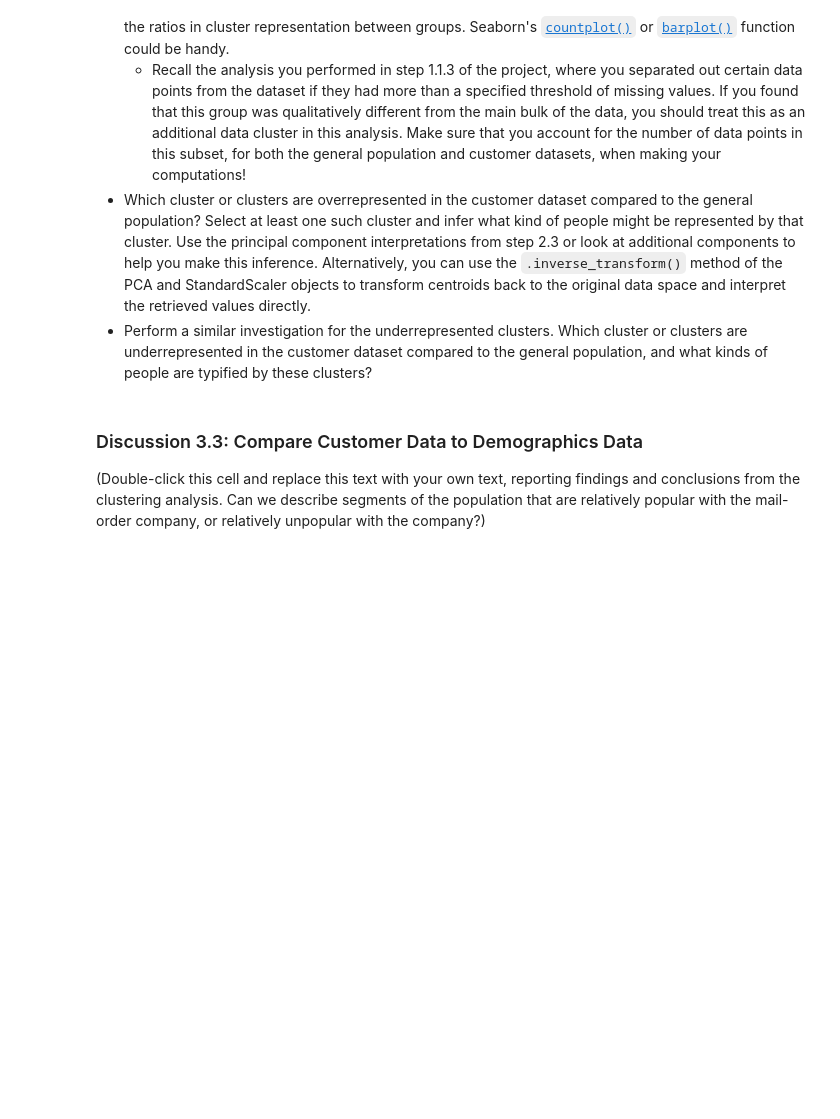
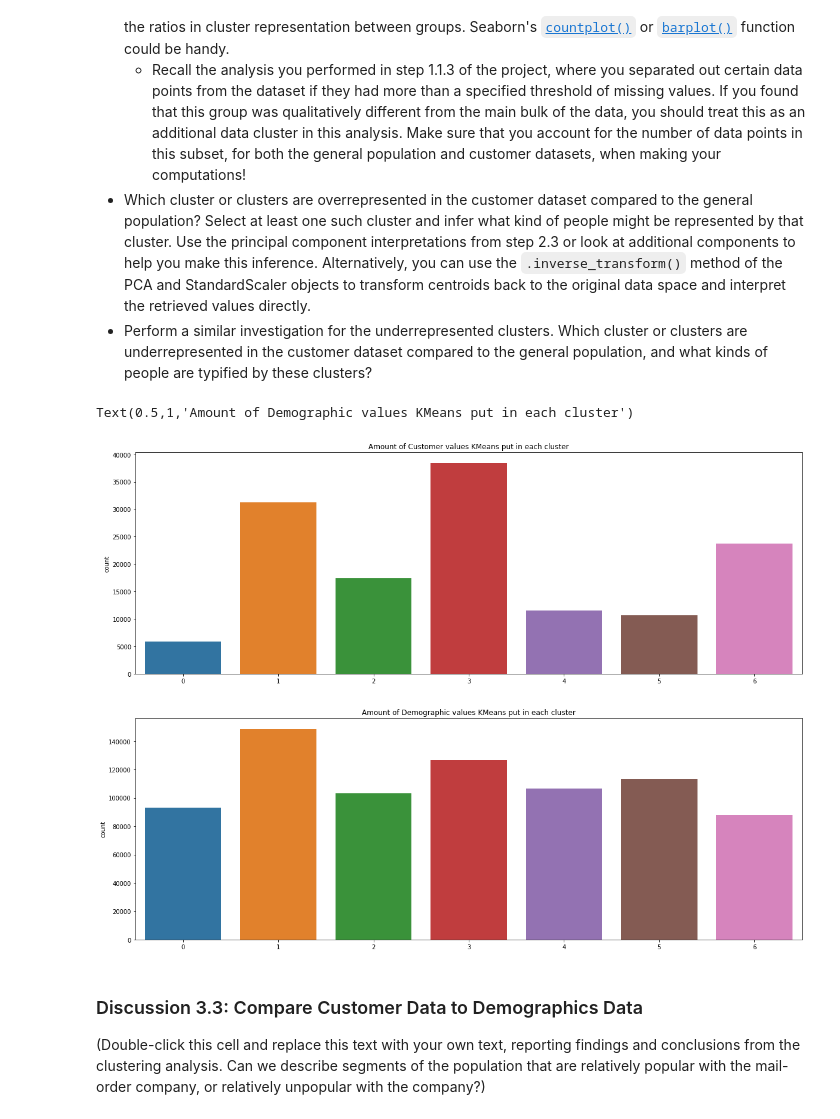
Before and after one commit to SarthakJaingit/AravatoGermanyCustomerSegments, a Jupyter notebook: Identify_Customer_Segments.ipynb, the cells around one changed output. Drawn from its saved outputs; the diff is of its cells as text; code cells hidden in the pictures; blank space fills up the shorter version.

```diff
--- a/Identify_Customer_Segments.ipynb
+++ b/Identify_Customer_Segments.ipynb
@@ -735,3 +757,5 @@ print(n_of_clusters)
 # %%
 # Re-fit the k-means model with the selected number of clusters and obtain
 # cluster predictions for the general population demographics data.
+best_k_means = KMeans(7)
+demographic_pred = best_k_means.fit_predict(reduced_azdias)
@@ -749,4 +773,6 @@ Now that you have clusters and cluster centers for the general population, it's
 - Use the sklearn objects from the general demographics data, and apply their transformations to the customers data. That is, you should not be using a `.fit()` or `.fit_transform()` method to re-fit the old objects, nor should you be creating new sklearn objects! Carry the data through the feature scaling, PCA, and clustering steps, obtaining cluster assignments for all of the data in the customer demographics data.
 # %%
 # Load in the customer demographics data.
-customers =
+customers = pd.read_csv("Udacity_CUSTOMERS_Subset.csv", sep = ";")
+print(customers.shape)
+customers.head(4)
@@ -754,3 +788,6 @@ customers =
 # Apply preprocessing, feature transformation, and clustering from the general
 # demographics onto the customer data, obtaining cluster predictions for the
 # customer demographics data.
+cond_customer = clean_data(customers)
+customer_transformations = new_pca.fit_transform(scaler.transform(imputer.transform(cond_customer)))
+print("After Feature Scaling: {}".format(customer_transformations.shape))
@@ -756,0 +801,5 @@ customers =
+# %%
+#Lets get the predictions for the customers using the kmeans model trained on demographics to see what
+#portion of demographics is most similiar to the clusters of customers.
+customer_pred = best_k_means.predict(customer_transformations)
+print(customer_pred.shape)
@@ -770,6 +821,16 @@ Take a look at the following points in this step:
 # %%
 # Compare the proportion of data in each cluster for the customer data to the
 # proportion of data in each cluster for the general population.
+
+figure, axs = plt.subplots(nrows=2, ncols=1, figsize = (20,15))
+figure.subplots_adjust(hspace = 0.2, wspace=.3)
+sns.countplot(customer_pred, ax = axs[0])
+axs[0].set_title('Amount of Customer values KMeans put in each cluster')
+sns.countplot(demographic_pred, ax = axs[1])
+axs[1].set_title('Amount of Demographic values KMeans put in each cluster')
+# %% [output]
+Text(0.5,1,'Amount of Demographic values KMeans put in each cluster')
+[figure, added]
 # %%
 # What kinds of people are part of a cluster that is overrepresented in the
 # customer data compared to the general population?
```
Also changed, not shown: parts of 15 cells of this notebook.
